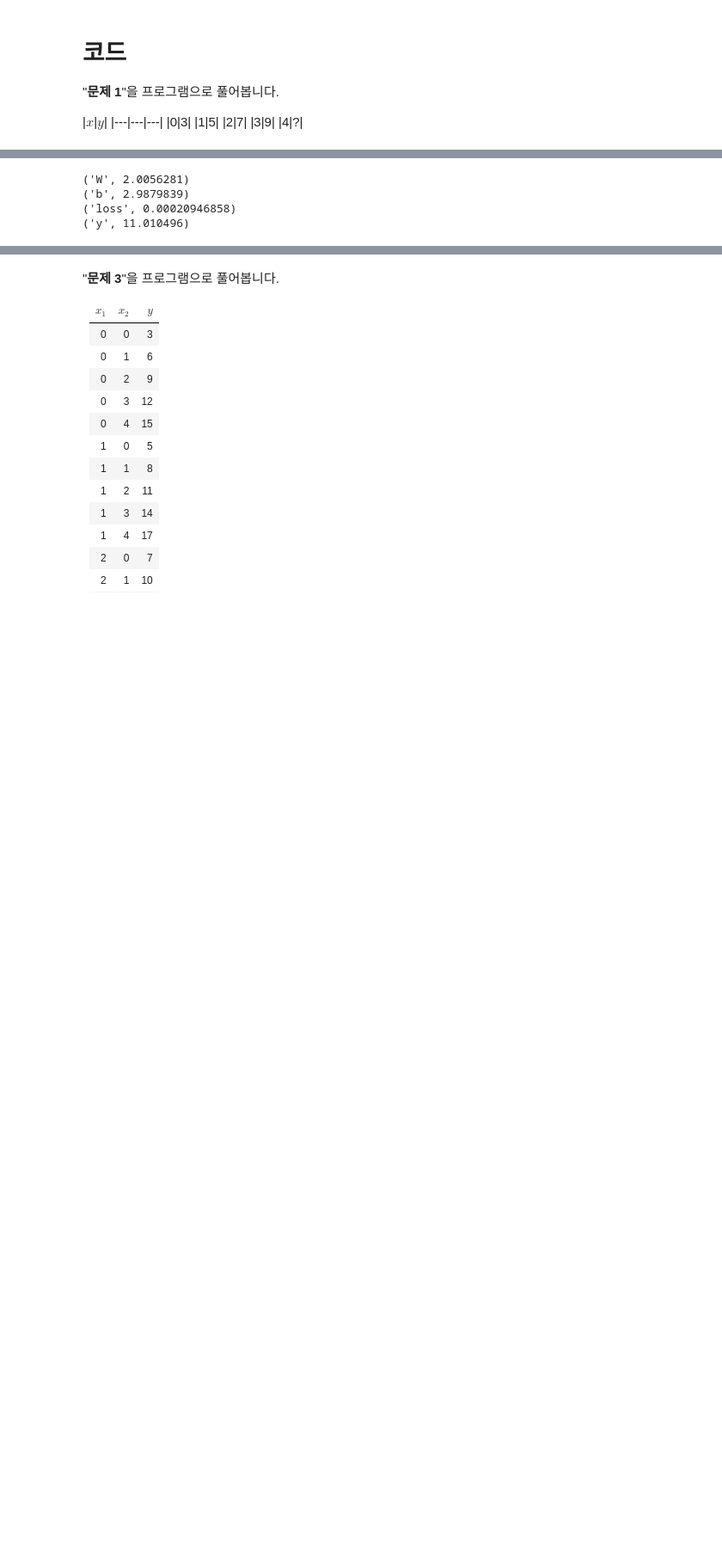
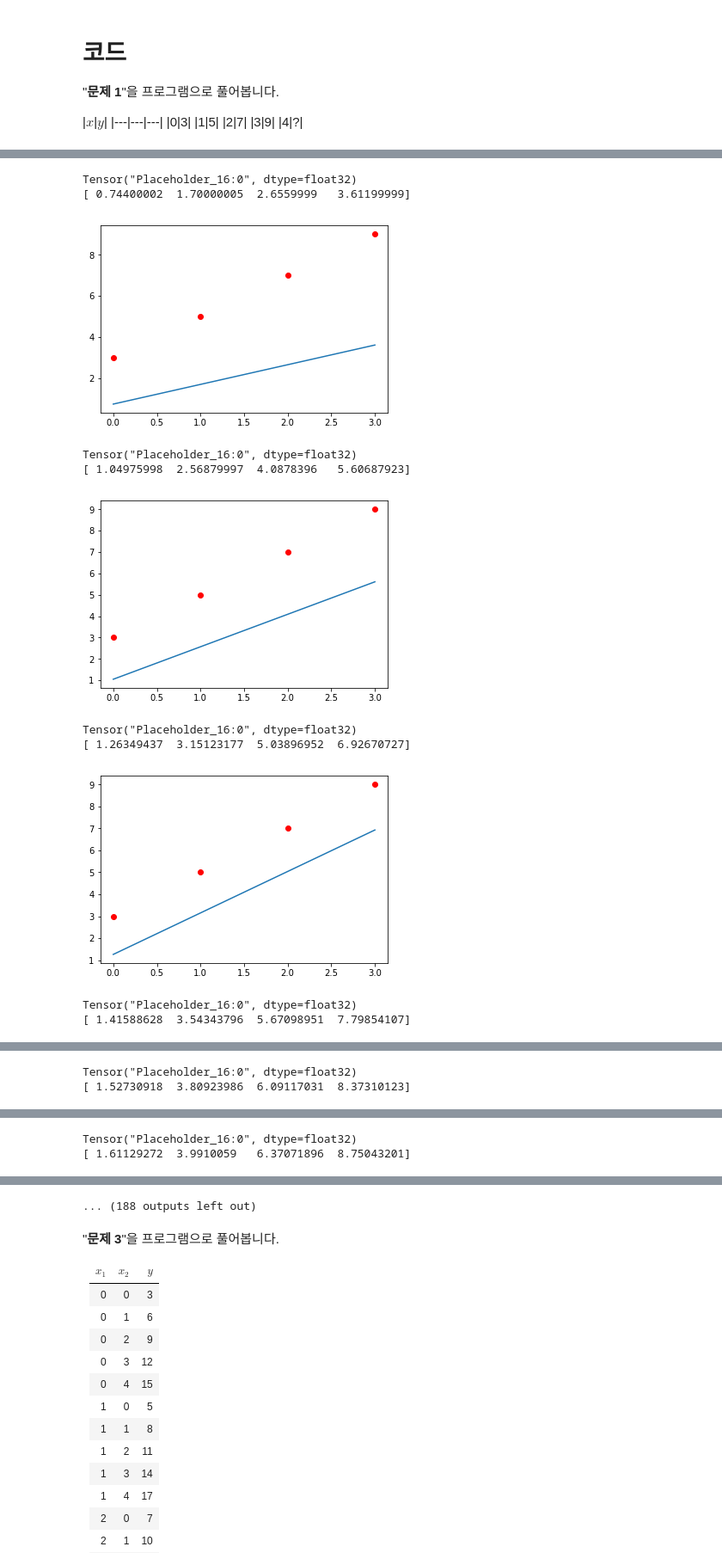
Before and after one commit to woozoo73/deep-learning-1, a Jupyter notebook: 01-02-linear-regression.ipynb, the cells around one changed output, grey strips where cells are left out. Shown at 86% size. Cells and saved outputs as stored; diff of their text form; code cells hidden in the pictures; blank space fills up the shorter version.

```diff
--- a/01-02-linear-regression.ipynb
+++ b/01-02-linear-regression.ipynb
@@ -198,8 +198,9 @@ print("loss", sess.run(loss))
 # %%
 import tensorflow as tf
+import matplotlib.pyplot as plt
 
-W = tf.Variable(0.1, dtype=tf.float32)
-b = tf.Variable(0.3, dtype=tf.float32)
+W = tf.Variable(0.0, dtype=tf.float32)
+b = tf.Variable(0.0, dtype=tf.float32)
 
 x = [0, 1, 2, 3]
 y = [3, 5, 7, 9]
@@ -218,10 +219,10 @@ sess.run(init)
 
 # epoch을 조정해보세요.
 # 현재는 '200'으로 되어있습니다.
-for i in range(200):
+for i in range(10):
+    print(i, "-------------")
     sess.run(train)
-
-print("W", sess.run(W))
-print("b", sess.run(b))
-print("loss", sess.run(loss))
+    print("W", sess.run(W))
+    print("b", sess.run(b))
+    print("loss", sess.run(loss))
 # %% [output]
@@ -231,37 +246,52 @@ print("loss", sess.run(loss))
 # %%
 import tensorflow as tf
+import matplotlib.pyplot as plt
 
 W = tf.Variable(0.1, dtype=tf.float32)
 b = tf.Variable(0.3, dtype=tf.float32)
 
 x = tf.placeholder(tf.float32)
 y = tf.placeholder(tf.float32)
 
 x_data = [0, 1, 2, 3]
 y_data = [3, 5, 7, 9]
 
 linear_model = W * x + b
 loss = tf.reduce_sum(tf.square(linear_model - y))
 
 optimizer = tf.train.GradientDescentOptimizer(0.01)
 train = optimizer.minimize(loss)
 
 sess = tf.Session()
 init = tf.global_variables_initializer()
 sess.run(init)
 
-for i in range(200):
+for i in range(100):
     sess.run(train, feed_dict={x: x_data, y: y_data})
+    %matplotlib inline
+    y_ = sess.run(linear_model, feed_dict={x: x_data})
+    print(x)
+    print(y_)
+    plt.plot(x_data, y_data, 'ro')
+    plt.plot(x_data, y_)
+    plt.show()
 
 print("W", sess.run(W, feed_dict={x: x_data, y: y_data}))
 print("b", sess.run(b, feed_dict={x: x_data, y: y_data}))
 print("loss", sess.run(loss, feed_dict={x: x_data, y: y_data}))
 
 # 'x'에 다른 값도 넣어보세요.
 # 현재는 '4'를 넣었습니다.
-print("y", sess.run(linear_model, feed_dict={x: 4}))
+print("y", sess.run(linear_model, feed_dict={x: [4, 5]}))
 # %% [output]
-('W', 2.0056281)
-('b', 2.9879839)
-('loss', 0.00020946858)
-('y', 11.010496)
+Tensor("Placeholder_16:0", dtype=float32)
+[ 0.74400002  1.70000005  2.6559999   3.61199999]
+[figure, added]
+Tensor("Placeholder_16:0", dtype=float32)
+[ 1.04975998  2.56879997  4.0878396   5.60687923]
+[figure, added]
+Tensor("Placeholder_16:0", dtype=float32)
+[ 1.26349437  3.15123177  5.03896952  6.92670727]
+[figure, added]
+Tensor("Placeholder_16:0", dtype=float32)
+[ 1.41588628  3.54343796  5.67098951  7.79854107]
@@ -267,0 +299,2 @@ print("y", sess.run(linear_model, feed_dict={x: 4}))
+Tensor("Placeholder_16:0", dtype=float32)
+[ 1.52730918  3.80923986  6.09117031  8.37310123]
@@ -267,0 +302,2 @@ print("y", sess.run(linear_model, feed_dict={x: 4}))
+Tensor("Placeholder_16:0", dtype=float32)
+[ 1.61129272  3.9910059   6.37071896  8.75043201]
@@ -268,3 +305,4 @@ print("y", sess.run(linear_model, feed_dict={x: 4}))
+... (188 outputs left out)
 # %% [markdown]
 "**문제 3**"을 프로그램으로 풀어봅니다.
 
```
Also changed, not shown: parts of 5 cells of this notebook, 3 other files.
